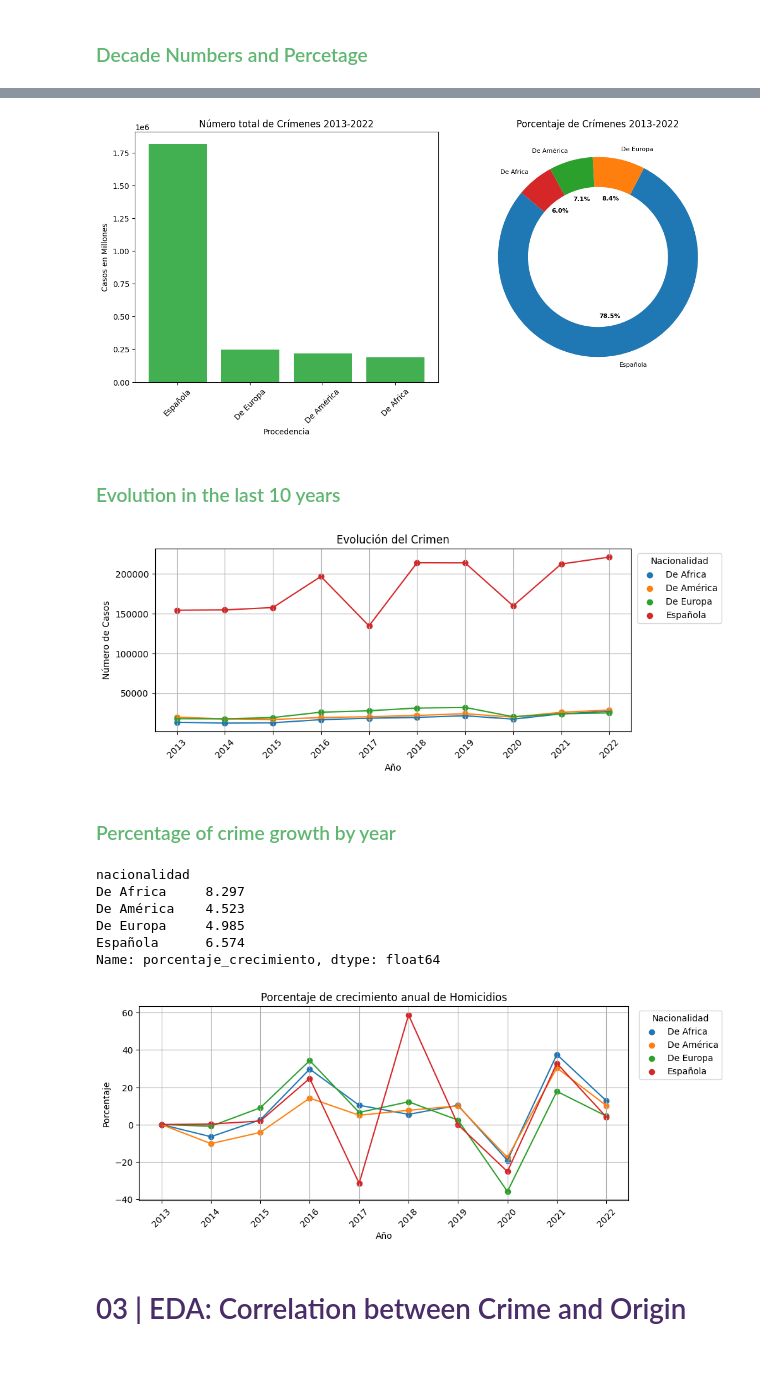
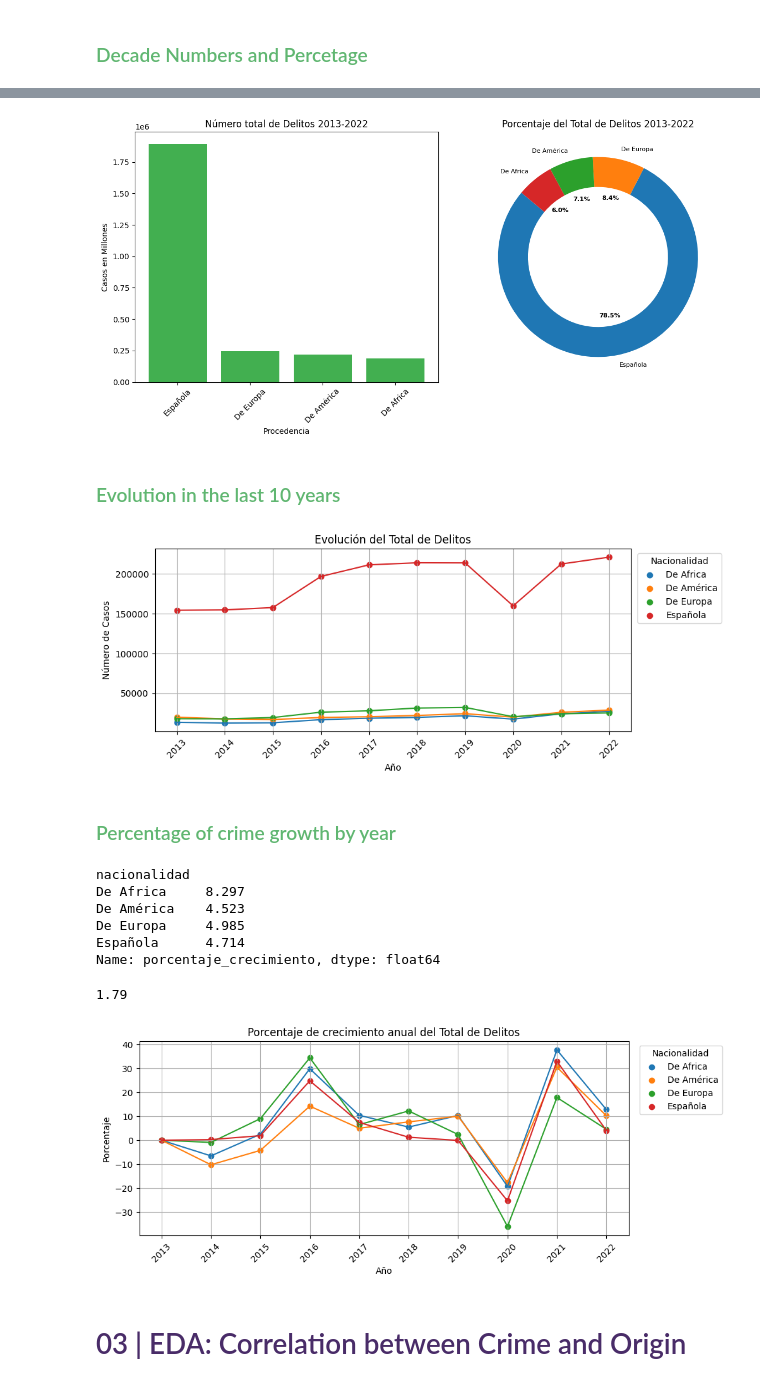
Before and after one commit to TonioDominguez/spanish_crimes_per_nacionality, a Jupyter notebook: Crime in Spain v1.ipynb, the cells around one changed output, grey strips where cells are left out. Saved outputs shown, nothing was run; the diff lists cells and outputs as text; code cells hidden in the pictures.

```diff
--- a/Crime in Spain v1.ipynb
+++ b/Crime in Spain v1.ipynb
@@ -930,3 +982,5 @@ plt.grid(True)
+# %%
+df.loc[114, "total"] = value_114
 # %% [markdown]
 <h3 style="color: #60b671;">Decade Numbers and Percetage</h3>
 # %%
@@ -945,7 +999,7 @@ fig, axes = plt.subplots(1, 2, figsize=(12, 6))
 axes[0].bar(df_general["nacionalidad"], df_general["total"], color="#42af50")
 axes[0].set_xlabel("Procedencia")
 axes[0].set_ylabel("Casos en Millones")
-axes[0].set_title("Número total de Crímenes 2013-2022")
+axes[0].set_title("Número total de Delitos 2013-2022")
 axes[0].tick_params(axis='x', rotation=45)
 
 df_general["porcentaje"] = round(df_general["total"] / df_general["total"].sum() * 100, 2)
@@ -954,12 +1008,12 @@ wedges, texts, autotexts = axes[1].pie(homicidios_general["porcentaje"], labels=
                                        autopct="%1.1f%%", startangle=140, wedgeprops=dict(width=0.3))
 plt.setp(autotexts, size=8, weight="bold")
 plt.setp(texts, size=8)
-axes[1].set_title("Porcentaje de Crímenes 2013-2022")
+axes[1].set_title("Porcentaje del Total de Delitos 2013-2022")
 
 plt.tight_layout()
 plt.show()
 # %% [output]
-[figure, old version]
+[figure, new version]
 # %% [markdown]
 <h3 style="color: #60b671;">Evolution in the last 10 years</h3>
 # %%
@@ -978,14 +1032,14 @@ plt.xticks(range(2013,2023), rotation= 45)
 
 plt.xlabel("Año")
 plt.ylabel("Número de Casos")
-plt.title("Evolución del Crimen")
+plt.title("Evolución del Total de Delitos")
 plt.legend(title="Nacionalidad", bbox_to_anchor=(1.2,1), loc="upper right")
 plt.grid(True)
 
 plt.tight_layout()
 plt.show()
 # %% [output]
-[figure, old version]
+[figure, new version]
 # %% [markdown]
 <h3 style="color: #60b671;">Percentage of crime growth by year</h3>
 # %%
@@ -994,31 +1048,38 @@ df_10years["porcentaje_crecimiento"].fillna(0, inplace=True)
 # %%
 # Calculate average percentage growth in the last decade
 
-df_10years.groupby("nacionalidad")["porcentaje_crecimiento"].mean()
+df_10years_avg_pct = df_10years.groupby("nacionalidad")["porcentaje_crecimiento"].mean()
+df_10years_avg_pct
 # %% [output]
 nacionalidad
 De Africa     8.297
 De América    4.523
 De Europa     4.985
-Española      6.574
+Española      4.714
 Name: porcentaje_crecimiento, dtype: float64
+# %%
+# Percentage Average Standard deviation
+
+round(df_10years_avg_pct.std(), 2)
+# %% [output]
+1.79
 # %%
 plt.figure(figsize=(10,4))
 
 for nacionalidad in nacionalidades:
     subset = df_10years[df_10years["nacionalidad"] == nacionalidad]
     plt.scatter(subset["periodo"], subset["porcentaje_crecimiento"], marker="o", label= nacionalidad)
     plt.plot(subset["periodo"], subset["porcentaje_crecimiento"])
 
 plt.xticks(range(2013,2023), rotation= 45)
 
 plt.xlabel("Año")
 plt.ylabel("Porcentaje")
-plt.title("Porcentaje de crecimiento anual de Homicidios")
+plt.title("Porcentaje de crecimiento anual del Total de Delitos")
 plt.legend(title="Nacionalidad", bbox_to_anchor=(1.2,1), loc="upper right")
 plt.grid(True)
 # %% [output]
-[figure, old version]
+[figure, new version]
 # %% [markdown]
 <h1 style="color: #492c68;">03 | EDA: Correlation between Crime and Origin</h1>
 # %% [markdown]
```
Also changed, not shown: parts of 25 cells of this notebook, 1 other file.
